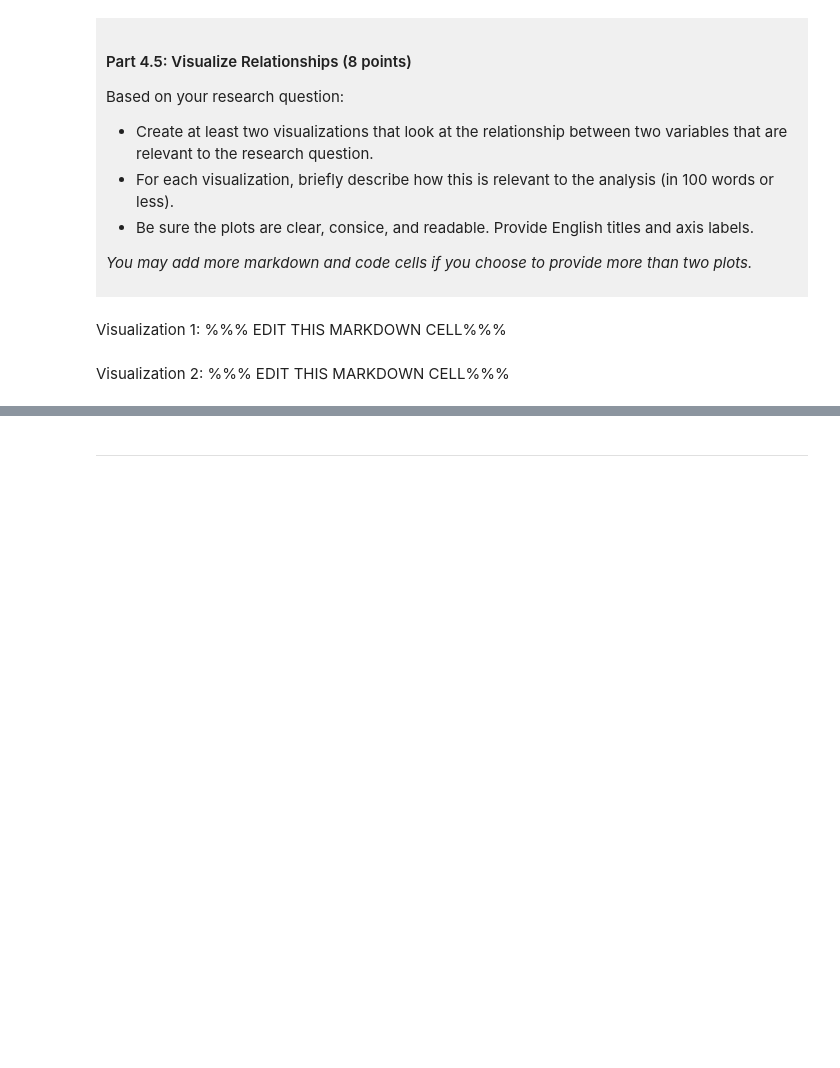
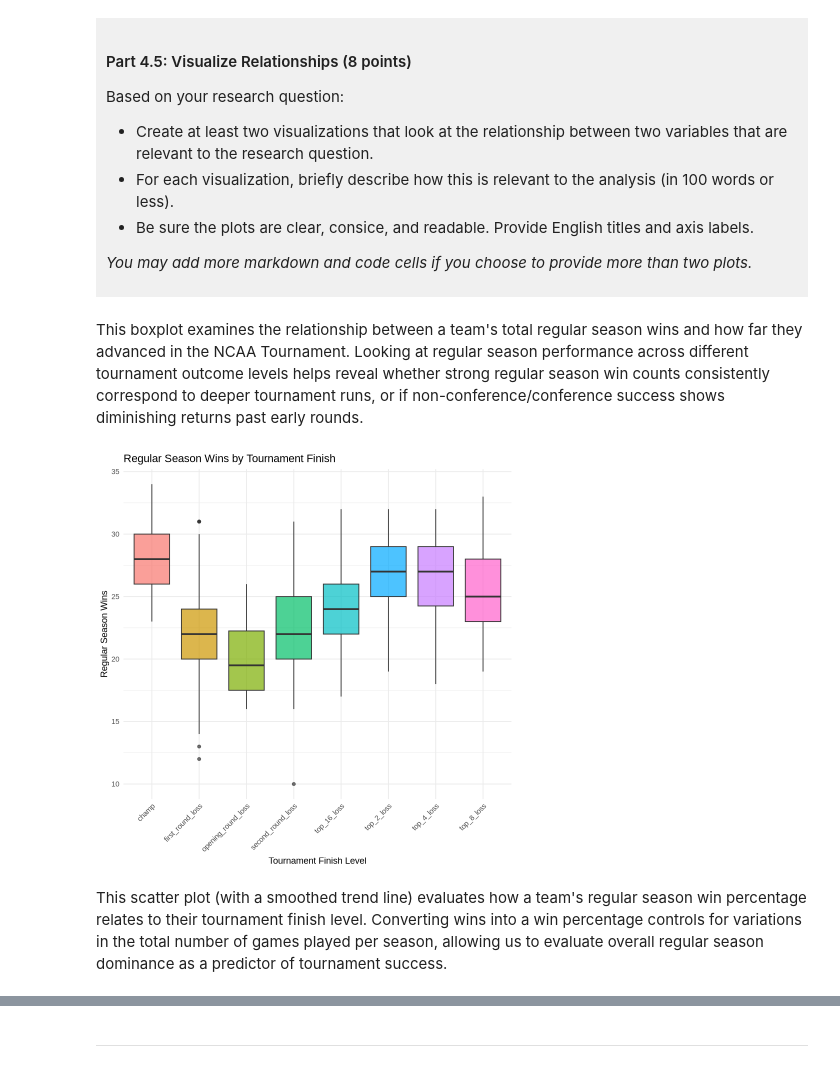
Before and after one commit to dsiu31/dsci-100-project-dario-siu, a Jupyter notebook: dsci-100-project-notebook.ipynb, the cells around one changed output, grey strips where cells are left out. Saved outputs shown, nothing was run; the diff lists cells and outputs as text; code cells hidden in the pictures; blank space fills up the shorter version.

```diff
--- a/dsci-100-project-notebook.ipynb
+++ b/dsci-100-project-notebook.ipynb
@@ -322,9 +408,19 @@ Based on your research question:
 *You may add more markdown and code cells if you choose to provide more than two plots.*
 </div>
 # %% [markdown]
-Visualization 1: %%% EDIT THIS MARKDOWN CELL%%%
+This boxplot examines the relationship between a team's total regular season wins and how far they advanced in the NCAA Tournament. Looking at regular season performance across different tournament outcome levels helps reveal whether strong regular season win counts consistently correspond to deeper tournament runs, or if non-conference/conference success shows diminishing returns past early rounds.
 # %%
-### EDIT THIS CODE CELL FOR VISUALIZATION 1###
+ggplot(tidy_womens_march_madness, aes(x = tourney_finish, y = reg_wins, fill = tourney_finish)) +
+  geom_boxplot(show.legend = FALSE, alpha = 0.7) +
+  labs(
+    title = "Regular Season Wins by Tournament Finish",
+    x = "Tournament Finish Level",
+    y = "Regular Season Wins"
+  ) +
+  theme_minimal() +
+  theme(axis.text.x = element_text(angle = 45, hjust = 1))
+# %% [output]
+[figure, added]
 # %% [markdown]
-Visualization 2: %%% EDIT THIS MARKDOWN CELL%%%
+This scatter plot (with a smoothed trend line) evaluates how a team's regular season win percentage relates to their tournament finish level. Converting wins into a win percentage controls for variations in the total number of games played per season, allowing us to evaluate overall regular season dominance as a predictor of tournament success.
 # %%
```
Also changed, not shown: parts of 7 cells of this notebook.
